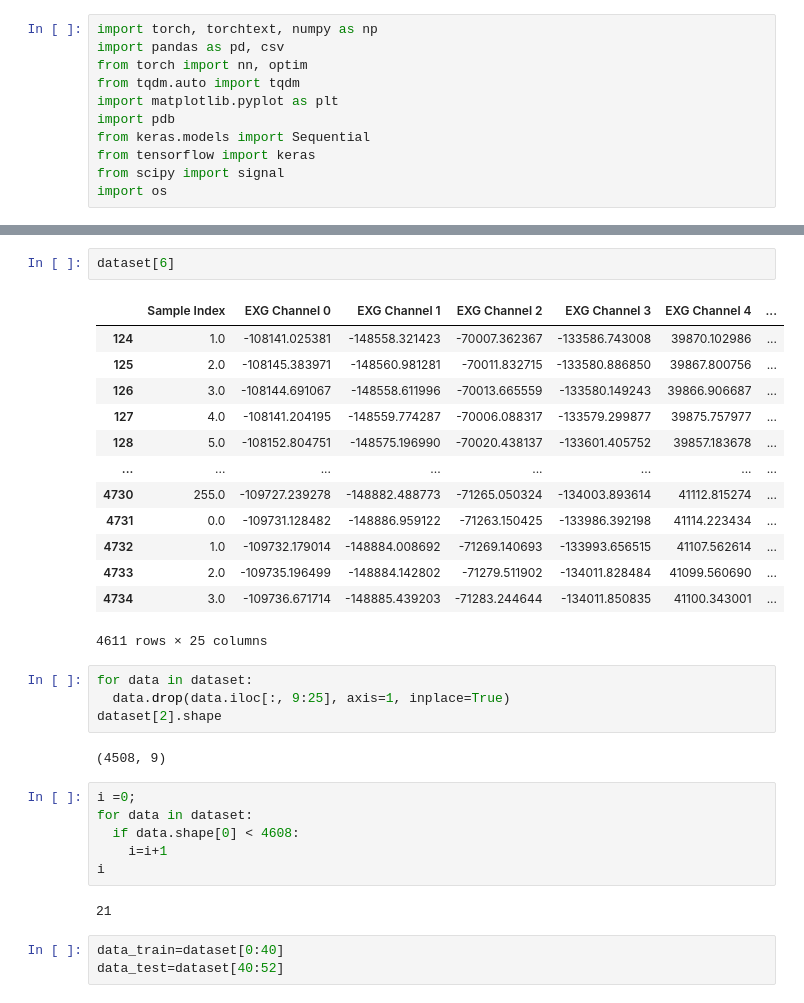
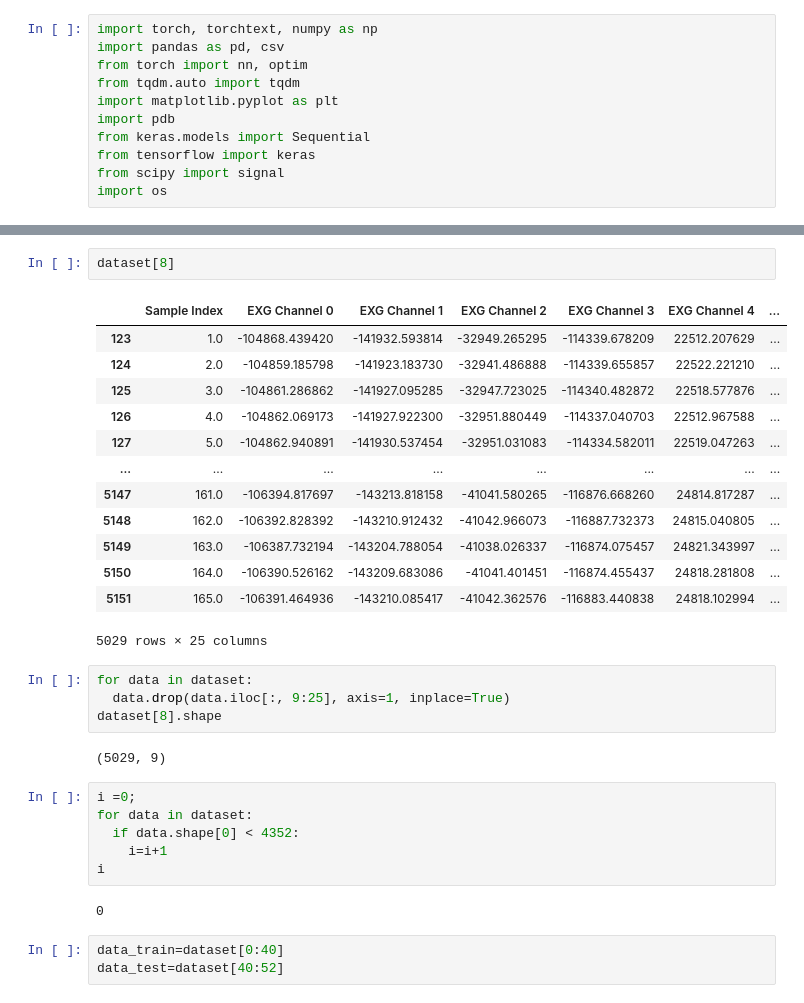
Before and after one commit to UBCMint/NTX-2022-Project, a Jupyter notebook: ML/MINT_COLOR_LSTM.ipynb, the cells around one changed output, grey strips where cells are left out. Cells and saved outputs as stored; diff of their text form.

```diff
--- a/ML/MINT_COLOR_LSTM.ipynb
+++ b/ML/MINT_COLOR_LSTM.ipynb
@@ -28,33 +47,33 @@ for filename in os.listdir(directory):
 # %%
-dataset[6]
+dataset[8]
 # %% [output]
 |  | Sample Index | EXG Channel 0 | EXG Channel 1 | EXG Channel 2 | EXG Channel 3 | EXG Channel 4 | ... |
-| 124 | 1.0 | -108141.025381 | -148558.321423 | -70007.362367 | -133586.743008 | 39870.102986 | ... |
-| 125 | 2.0 | -108145.383971 | -148560.981281 | -70011.832715 | -133580.886850 | 39867.800756 | ... |
-| 126 | 3.0 | -108144.691067 | -148558.611996 | -70013.665559 | -133580.149243 | 39866.906687 | ... |
-| 127 | 4.0 | -108141.204195 | -148559.774287 | -70006.088317 | -133579.299877 | 39875.757977 | ... |
-| 128 | 5.0 | -108152.804751 | -148575.196990 | -70020.438137 | -133601.405752 | 39857.183678 | ... |
+| 123 | 1.0 | -104868.439420 | -141932.593814 | -32949.265295 | -114339.678209 | 22512.207629 | ... |
+| 124 | 2.0 | -104859.185798 | -141923.183730 | -32941.486888 | -114339.655857 | 22522.221210 | ... |
+| 125 | 3.0 | -104861.286862 | -141927.095285 | -32947.723025 | -114340.482872 | 22518.577876 | ... |
+| 126 | 4.0 | -104862.069173 | -141927.922300 | -32951.880449 | -114337.040703 | 22512.967588 | ... |
+| 127 | 5.0 | -104862.940891 | -141930.537454 | -32951.031083 | -114334.582011 | 22519.047263 | ... |
 | ... | ... | ... | ... | ... | ... | ... | ... |
-| 4730 | 255.0 | -109727.239278 | -148882.488773 | -71265.050324 | -134003.893614 | 41112.815274 | ... |
-| 4731 | 0.0 | -109731.128482 | -148886.959122 | -71263.150425 | -133986.392198 | 41114.223434 | ... |
-| 4732 | 1.0 | -109732.179014 | -148884.008692 | -71269.140693 | -133993.656515 | 41107.562614 | ... |
-| 4733 | 2.0 | -109735.196499 | -148884.142802 | -71279.511902 | -134011.828484 | 41099.560690 | ... |
-| 4734 | 3.0 | -109736.671714 | -148885.439203 | -71283.244644 | -134011.850835 | 41100.343001 | ... |
+| 5147 | 161.0 | -106394.817697 | -143213.818158 | -41041.580265 | -116876.668260 | 24814.817287 | ... |
+| 5148 | 162.0 | -106392.828392 | -143210.912432 | -41042.966073 | -116887.732373 | 24815.040805 | ... |
+| 5149 | 163.0 | -106387.732194 | -143204.788054 | -41038.026337 | -116874.075457 | 24821.343997 | ... |
+| 5150 | 164.0 | -106390.526162 | -143209.683086 | -41041.401451 | -116874.455437 | 24818.281808 | ... |
+| 5151 | 165.0 | -106391.464936 | -143210.085417 | -41042.362576 | -116883.440838 | 24818.102994 | ... |
-4611 rows × 25 columns
+5029 rows × 25 columns
 # %%
 for data in dataset:
   data.drop(data.iloc[:, 9:25], axis=1, inplace=True)
-dataset[2].shape
+dataset[8].shape
 # %% [output]
-(4508, 9)
+(5029, 9)
 # %%
 i =0;
 for data in dataset:
-  if data.shape[0] < 4608:
+  if data.shape[0] < 4352:
     i=i+1
 i
 # %% [output]
-21
+0
 # %%
 data_train=dataset[0:40]
 data_test=dataset[40:52]
```
Also changed, not shown: parts of 6 cells of this notebook, 1 other file.
